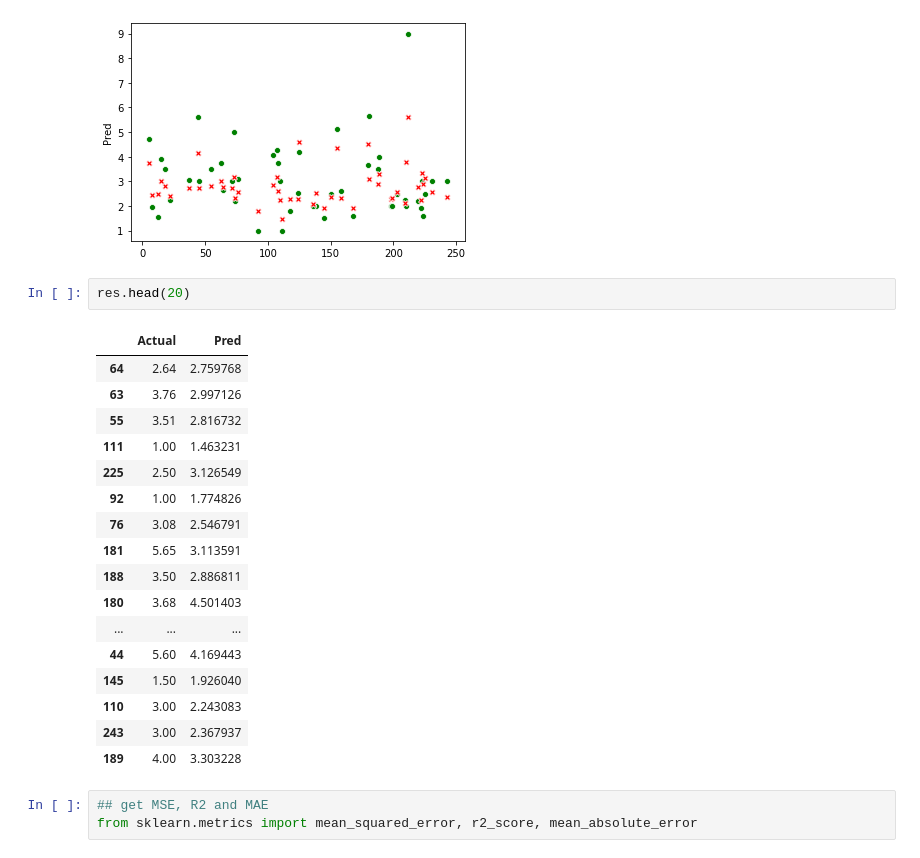
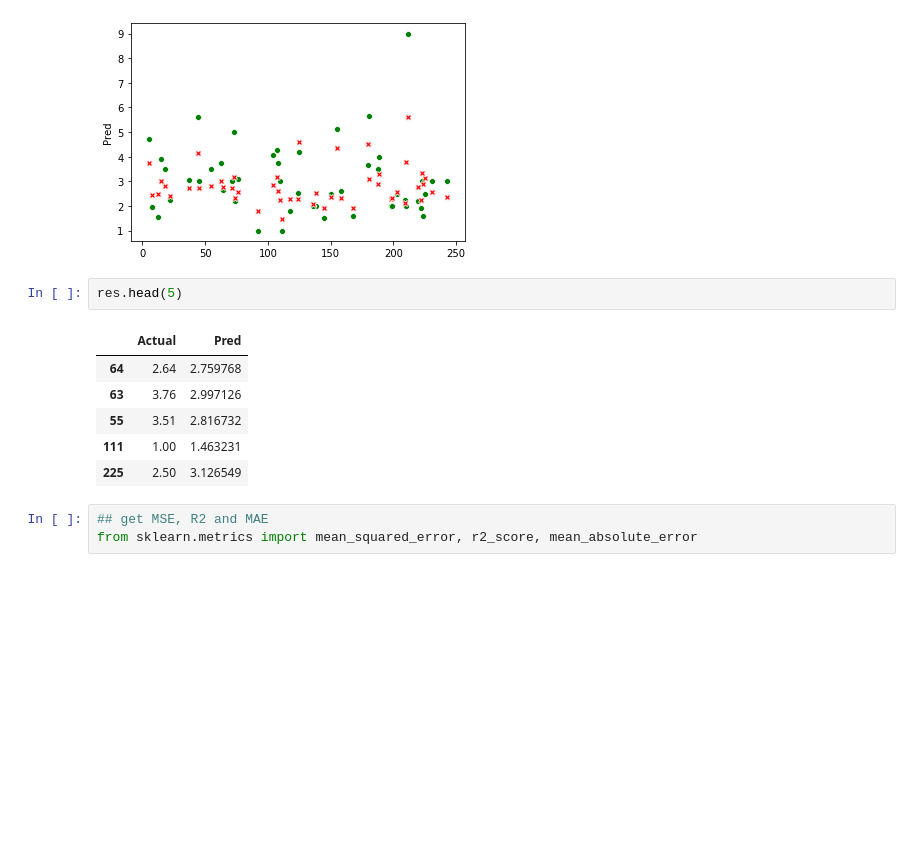
Before and after one commit to srikanthpragada/DS_06_APR_2020, a Jupyter notebook: assignments/tips_model.ipynb, the cells around one changed output. Cells and saved outputs as stored; diff of their text form; blank space fills up the shorter version.

```diff
--- a/assignments/tips_model.ipynb
+++ b/assignments/tips_model.ipynb
@@ -72,25 +56,14 @@ sns.scatterplot(res.index, res.Pred, marker='X',color='red')
 <matplotlib.axes._subplots.AxesSubplot at 0x...>
 [figure]
 # %%
-res.head(20)
+res.head(5)
 # %% [output]
 |  | Actual | Pred |
 | 64 | 2.64 | 2.759768 |
 | 63 | 3.76 | 2.997126 |
 | 55 | 3.51 | 2.816732 |
 | 111 | 1.00 | 1.463231 |
 | 225 | 2.50 | 3.126549 |
-| 92 | 1.00 | 1.774826 |
-| 76 | 3.08 | 2.546791 |
-| 181 | 5.65 | 3.113591 |
-| 188 | 3.50 | 2.886811 |
-| 180 | 3.68 | 4.501403 |
-| ... | ... | ... |
-| 44 | 5.60 | 4.169443 |
-| 145 | 1.50 | 1.926040 |
-| 110 | 3.00 | 2.243083 |
-| 243 | 3.00 | 2.367937 |
-| 189 | 4.00 | 3.303228 |
 # %%
 ## get MSE, R2 and MAE
 from sklearn.metrics import mean_squared_error, r2_score, mean_absolute_error
```
Also changed, not shown: parts of 6 cells of this notebook, 10 other files.
